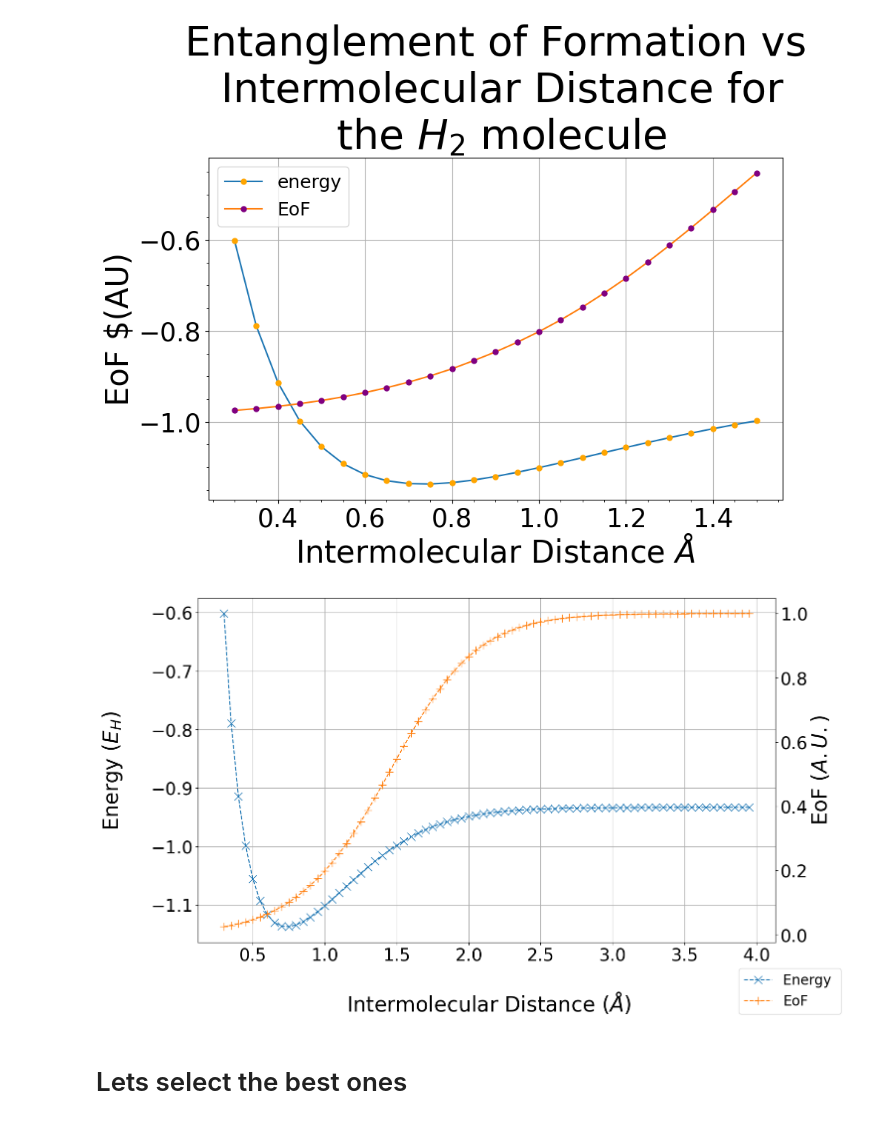
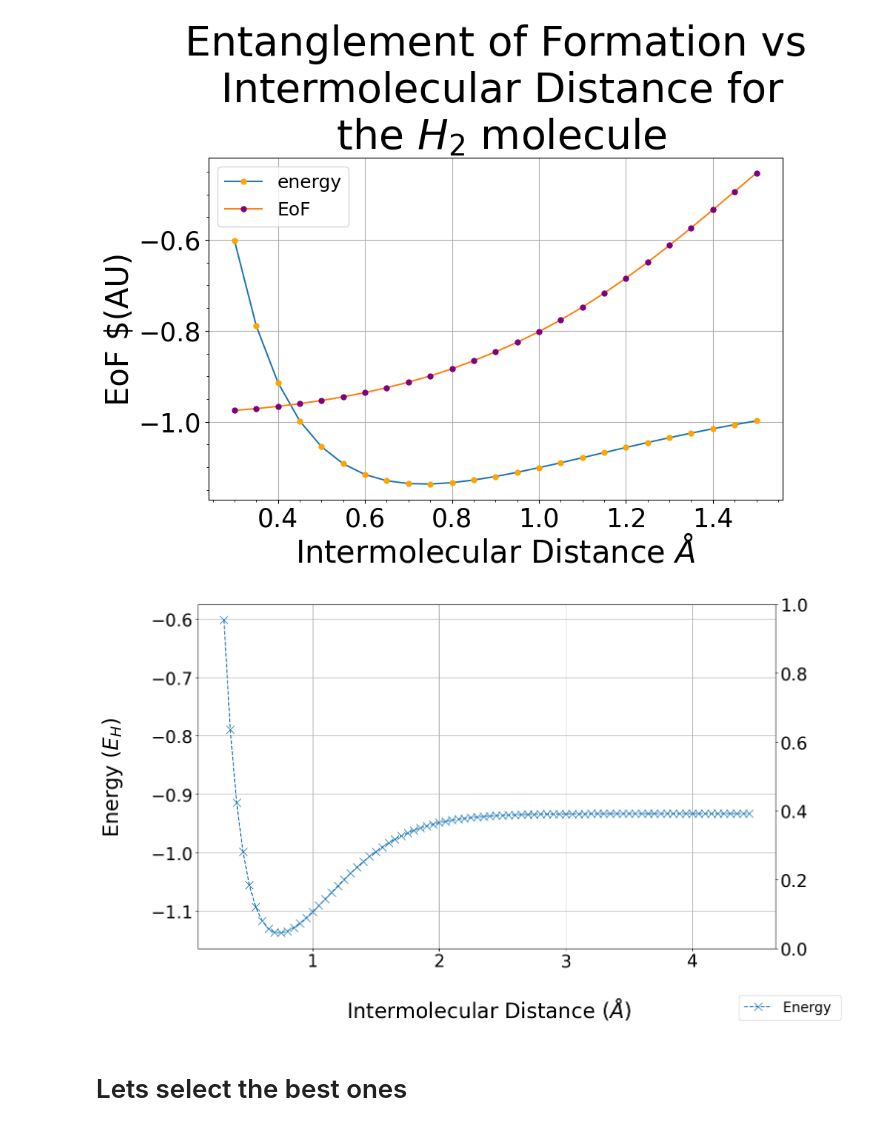
Before and after one commit to jervaal/Thesis-VQE, a Jupyter notebook: Diatomic Molecules/H2_molecule.ipynb, the cells around one changed output. Drawn from its saved outputs; the diff is of its cells as text; code cells hidden in the pictures.

```diff
--- a/Diatomic Molecules/H2_molecule.ipynb
+++ b/Diatomic Molecules/H2_molecule.ipynb
@@ -344,37 +322,37 @@ plt.show()
 # %%
 
 
 
 
 
 
 fig, ax1 = plt.subplots(figsize=(15, 9))
 
 
-ax1.plot(distances[5:], energiesH2_pt2[5:], marker='x', linestyle='--', label= 'Energy ', markersize= 12)
+ax1.plot(distances[5:], energiesH2[5:], marker='x', linestyle='--', label= 'Energy ', markersize= 12)
 
 ax1.set_xlabel('\n Intermolecular Distance ($\AA$) ', fontsize= 30 )
 ax1.set_ylabel('Energy ($E_H$) \n', fontsize= 30)
 #ax1.set_title('State Distances vs Internuclear Distance\n', fontsize= 40)
 ax1.grid(True)
 ax1.tick_params(axis='y')
 plt.tick_params(axis='both', which='major', labelsize=25)  # Change the label size here
 
 ax2 = ax1.twinx()
 
-ax2.plot(distances[5:], entgmax_pt2[5:], marker='+', linestyle='--',label= 'EoF' , markersize= 12, color= 'tab:orange')
-ax2.set_ylabel('EoF ($A.U.$)',  fontsize= 30)
-ax2.tick_params(axis= 'y')
+#ax2.plot(distances[5:], entgmax_pt2[5:], marker='+', linestyle='--',label= 'EoF' , markersize= 12, color= 'tab:orange')
+#ax2.set_ylabel('EoF ($A.U.$)',  fontsize= 30)
+#ax2.tick_params(axis= 'y')
 
 
 fig.legend( loc='lower right' ,fontsize= 20)
 plt.tick_params(axis='both', which='major', labelsize=25)  # Change the label size here
 
 
 #fig.tight_layout()
 plt.show()
 # %% [output]
-[figure, old version]
+[figure, new version]
 # %% [markdown]
 # Lets select the best ones
 # %%
```
Also changed, not shown: parts of 8 cells of this notebook, 4 other files.
